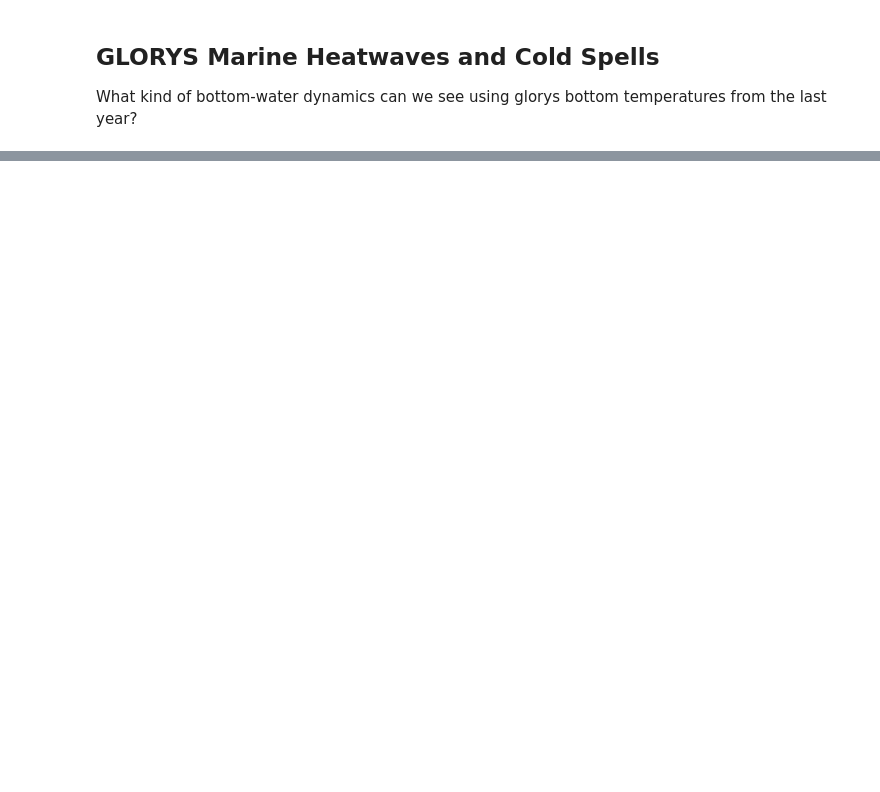
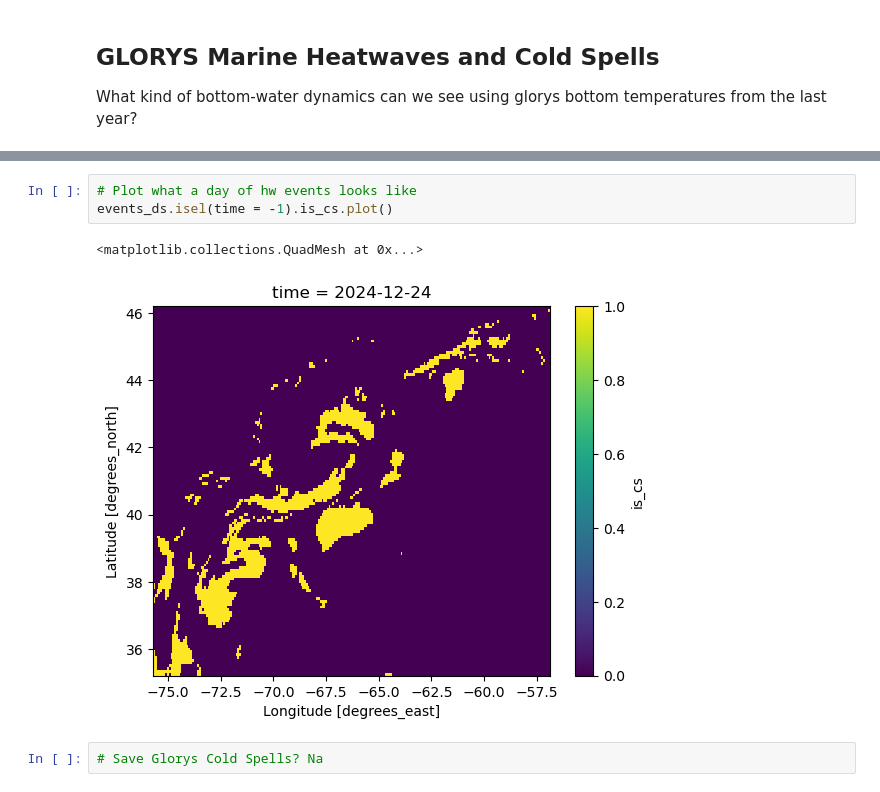
Before and after one commit to adamkemberling/glorys_northeast, a Jupyter notebook: py/glorys_extreme_events.ipynb, the cells around one changed output, grey strips where cells are left out. Saved outputs shown, nothing was run; the diff lists cells and outputs as text; blank space fills up the shorter version.

```diff
--- a/py/glorys_extreme_events.ipynb
+++ b/py/glorys_extreme_events.ipynb
@@ -96,0 +281,8 @@ copernicusmarine_version :
+# %%
+# Plot what a day of hw events looks like
+events_ds.isel(time = -1).is_cs.plot()
+# %% [output]
+<matplotlib.collections.QuadMesh at 0x...>
+[figure, added]
+# %%
+# Save Glorys Cold Spells? Na
```
Also changed, not shown: parts of 14 cells of this notebook, 13 other files.
